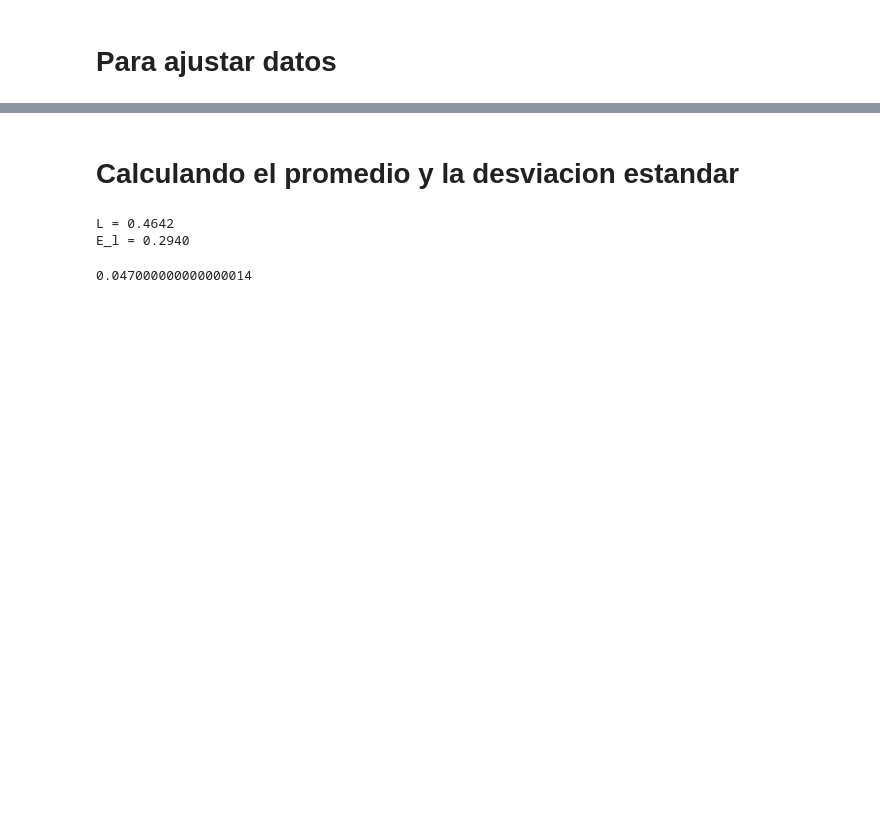
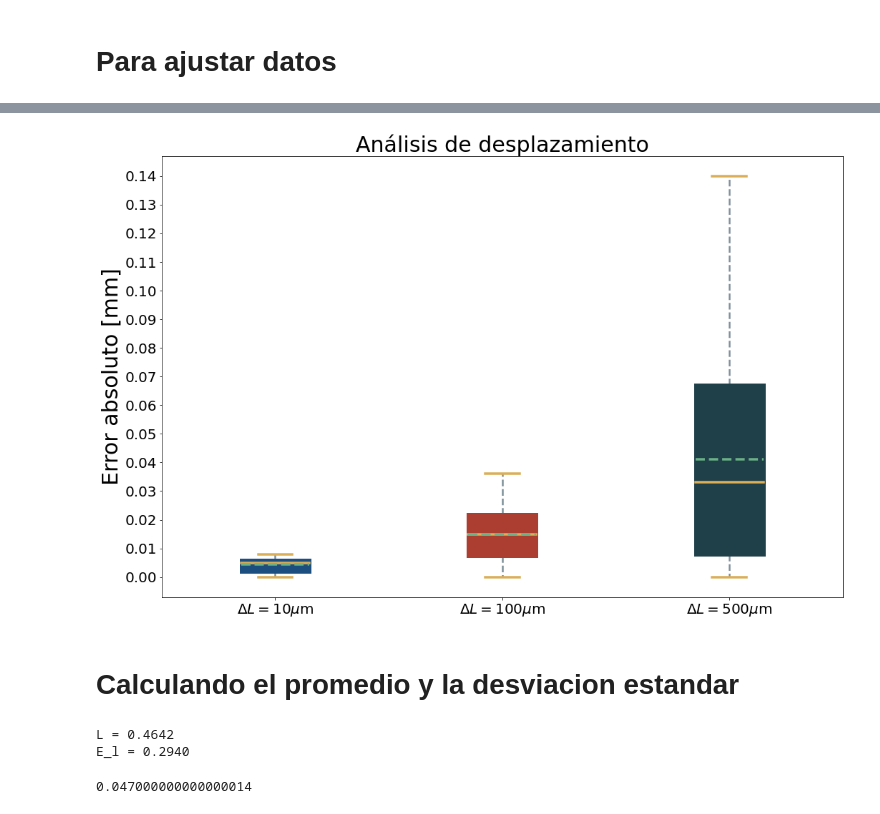
Before and after one commit to AlejandroGoper/Codigos_Tesis, a Jupyter notebook: Mediciones/08-10-2021/utilidades.ipynb, the cells around one changed output, grey strips where cells are left out. Saved outputs shown, nothing was run; the diff lists cells and outputs as text; code cells hidden in the pictures; blank space fills up the shorter version.

```diff
--- a/Mediciones/08-10-2021/utilidades.ipynb
+++ b/Mediciones/08-10-2021/utilidades.ipynb
@@ -101,3 +174,63 @@ plt.show()
+# %%
+"""
+==============================================================================
+Graficando resultados
+==============================================================================
+"""
+
+# Creando figura
+fig, ax = plt.subplots(figsize=(15, 10))
+# Pone lo mas juntas las graficas posibles
+fig.set_tight_layout(True)
+# Para que no se empalmen los titulos en los ejes
+fig.subplots_adjust(wspace=1.2)
+
+# Cambiando el tamano de la fuente en todos los ejes
+plt.rcParams.update({'font.size': 20})
+
+# Graficando
+ax = plt.subplot(1, 1, 1)
+
+# Titulo del grafico
+ax.set_title(
+    label=r"Análisis de desplazamiento", fontsize=30)
+
+medianprops = dict(linestyle='-', linewidth=3.5, color='#DBAE58')
+#boxprops = dict(linestyle='-', linewidth=5, color='#1C4E80',
+                #facecolor="#1C4E80")
+meanlineprops = dict(linestyle='--', linewidth=3.5, color='#6AB187')
+whiskerprops = dict(color="#7E909A", linewidth=2.5, linestyle="--")
+capprops=dict(color="#DBAE58",linewidth=3.5)
+
+data = [np.abs(fourier1-montura1), np.abs(fourier2-montura2), np.abs(fourier3-montura3)]
+
+graph_data = ax.boxplot(data, patch_artist=True, vert=True,#, boxprops=boxprops)
+                whiskerprops=whiskerprops,
+                capprops=capprops,
+                flierprops=dict(markerfacecolor='r', marker='s'),
+                medianprops=medianprops,
+                meanprops=meanlineprops, meanline=True,showmeans=True)
+
+for box, color in zip(graph_data["boxes"], ["#1C4E80", "#AC3E31", "#1F3F49"]):
+    #patch.set_boxprops(boxprops)
+    #patch.set_medianprops(medianprops)
+    box.set_linestyle("-")
+    box.set_color(color)
+    box.set_linewidth(5)
+    box.set_facecolor(color)
+
+boxs_labels= [r"$\Delta L = 10 \mu$m",r"$\Delta L = 100 \mu$m", r"$\Delta L = 500 \mu$m"]
+ax.set_xticklabels(boxs_labels)
+#ax.set_xlabel(r"Error absoluto", fontsize=30)
+ax.set_ylabel("Error absoluto [mm]", fontsize=30)
+ax.set_yticks(np.arange(0., 0.15, 0.01))
+
+
+path="/home/alejandro_goper/Documentos/Universidad de Guanajuato/Tesis_de_Licenciatura/Escritura/Imagenes/"
+plt.savefig(path + "BPS.png")
+plt.show()
+# %% [output]
+[figure, added]
 # %% [markdown]
 # Calculando el promedio y la desviacion estandar
 # %%
```
Also changed, not shown: parts of 30 cells of this notebook, 12 other files.
